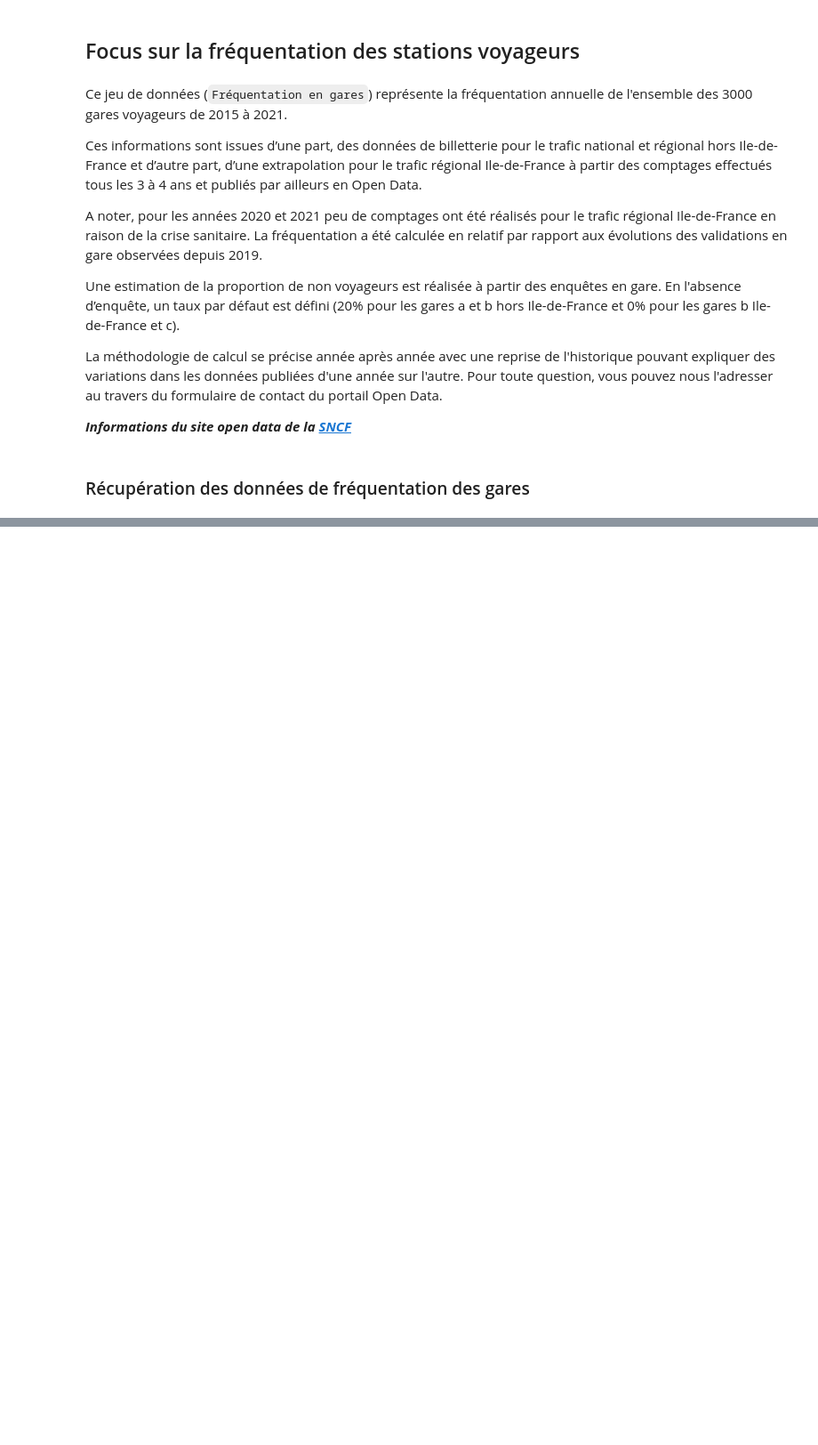
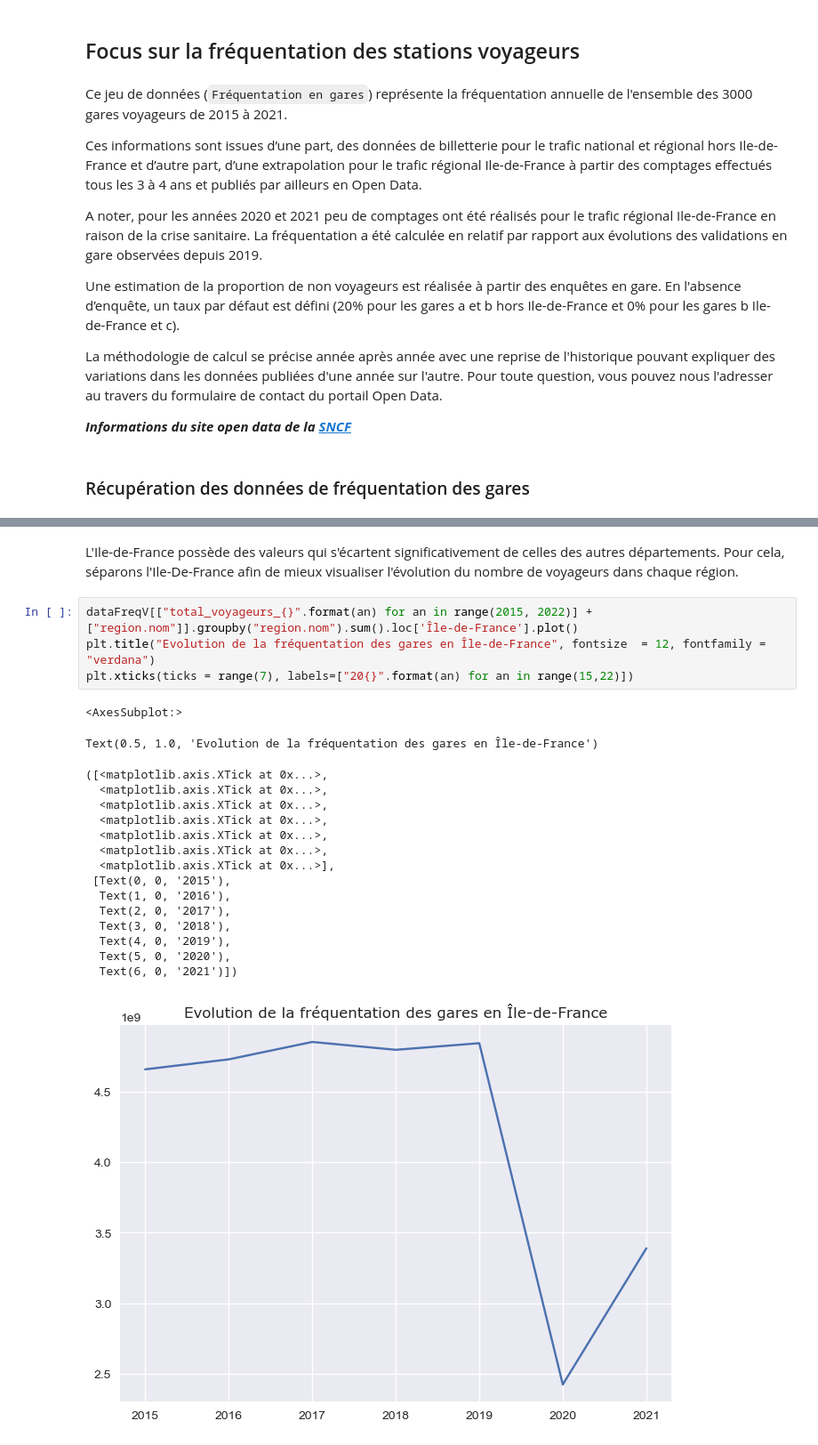
Before and after one commit to gbiaou/Projet_Python_SNCF, a Jupyter notebook: frequentation-gares.ipynb, the cells around one changed output, grey strips where cells are left out. Shown at 89% size. Saved outputs shown, nothing was run; the diff lists cells and outputs as text; blank space fills up the shorter version.

```diff
--- a/frequentation-gares.ipynb
+++ b/frequentation-gares.ipynb
@@ -41,0 +202,25 @@ Dans le jeu de données ,
+# %% [markdown]
+L'Ile-de-France possède des valeurs qui s'écartent significativement de celles des autres départements.
+Pour cela, séparons l'Ile-De-France afin de mieux visualiser l'évolution du nombre de voyageurs dans chaque région.
+# %%
+dataFreqV[["total_voyageurs_{}".format(an) for an in range(2015, 2022)] + ["region.nom"]].groupby("region.nom").sum().loc['Île-de-France'].plot()
+plt.title("Evolution de la fréquentation des gares en Île-de-France", fontsize  = 12, fontfamily = "verdana")
+plt.xticks(ticks = range(7), labels=["20{}".format(an) for an in range(15,22)])
+# %% [output]
+<AxesSubplot:>
+Text(0.5, 1.0, 'Evolution de la fréquentation des gares en Île-de-France')
+([<matplotlib.axis.XTick at 0x...>,
+  <matplotlib.axis.XTick at 0x...>,
+  <matplotlib.axis.XTick at 0x...>,
+  <matplotlib.axis.XTick at 0x...>,
+  <matplotlib.axis.XTick at 0x...>,
+  <matplotlib.axis.XTick at 0x...>,
+  <matplotlib.axis.XTick at 0x...>],
+ [Text(0, 0, '2015'),
+  Text(1, 0, '2016'),
+  Text(2, 0, '2017'),
+  Text(3, 0, '2018'),
+  Text(4, 0, '2019'),
+  Text(5, 0, '2020'),
+  Text(6, 0, '2021')])
+[figure, added]
```
Also changed, not shown: parts of 31 cells of this notebook.
